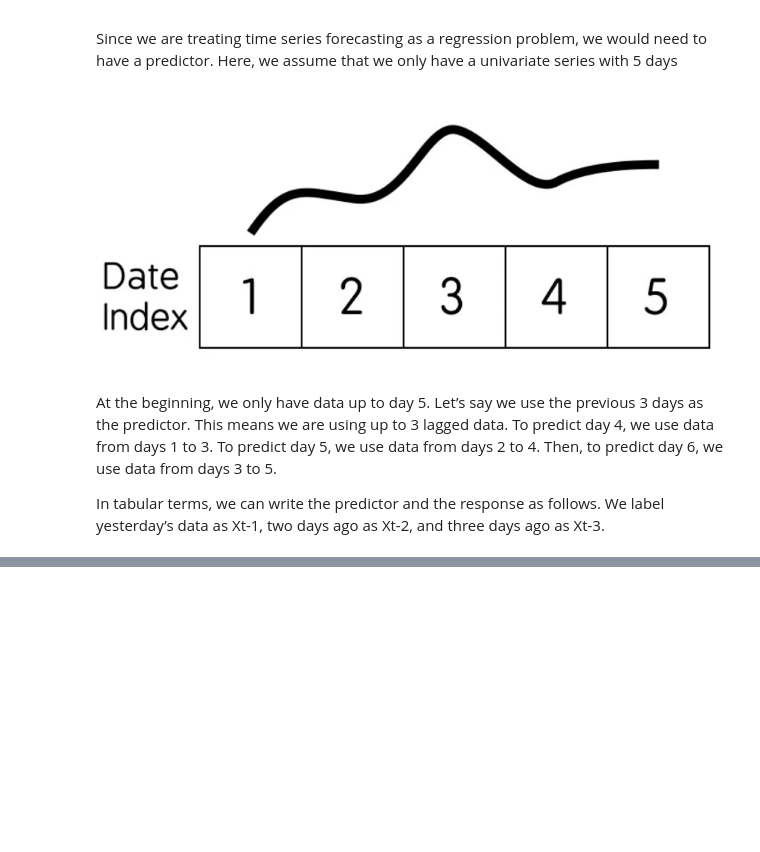
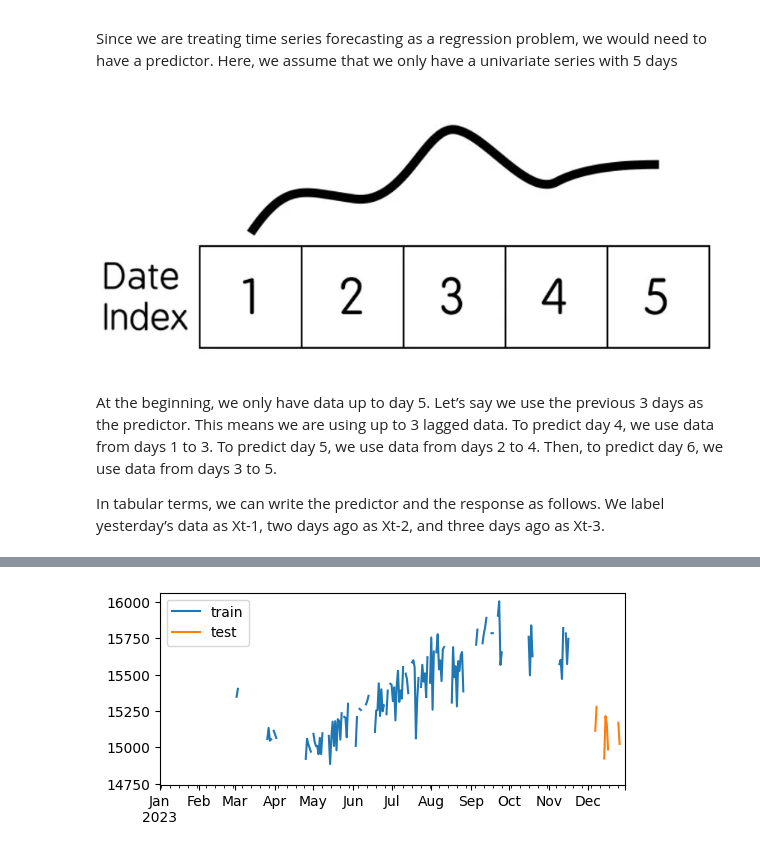
Before and after one commit to alvarosamp/ML_TO_GEOSCIENCE, a Jupyter notebook: Codigos/MLinTimeSeries(aula 9).ipynb, the cells around one changed output, grey strips where cells are left out. Drawn from its saved outputs; the diff is of its cells as text; code cells hidden in the pictures; blank space fills up the shorter version.

```diff
--- a/Codigos/MLinTimeSeries(aula 9).ipynb
+++ b/Codigos/MLinTimeSeries(aula 9).ipynb
@@ -51,0 +245,11 @@ italy = italy = ee.Geometry.Polygon([[[8.290016551188252, 45.79137351065613],
+# %%
+steps = 24
+data_train = lst_df[:-steps]
+data_test  = lst_df[-steps:]
+# %%
+fig, ax = plt.subplots(figsize=(6, 2.5))
+data_train['LST'].plot(ax=ax, label='train')
+data_test['LST'].plot(ax=ax, label='test')
+ax.legend();
+# %% [output]
+[figure, added]
```
Also changed, not shown: parts of 63 cells of this notebook.
